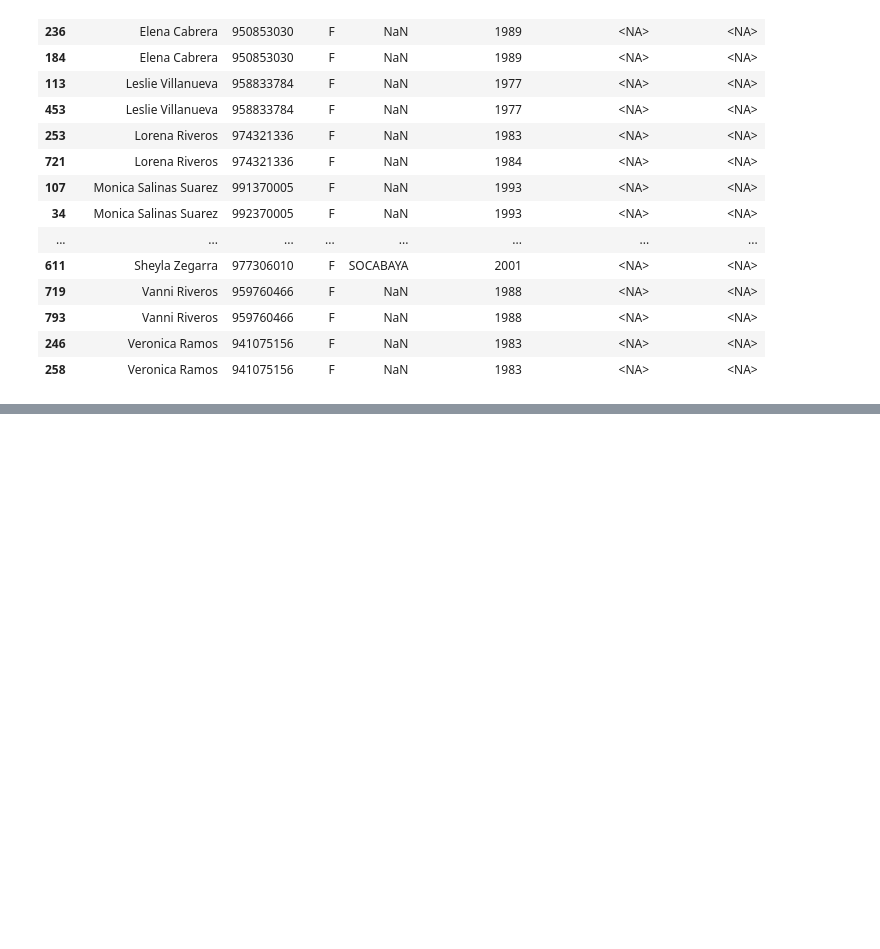
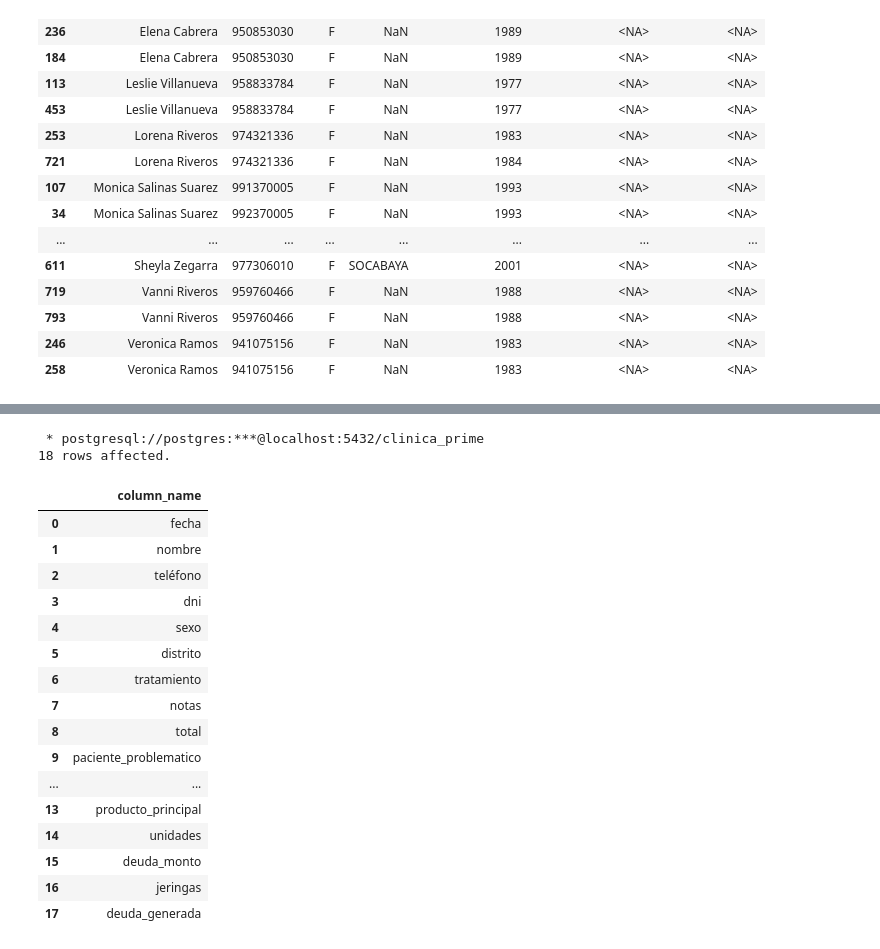
Before and after one commit to MiguelAAR10/clinica-prime-etl-pipeline, a Jupyter notebook: notebooks/etl_v2.ipynb, the cells around one changed output, grey strips where cells are left out. Drawn from its saved outputs; the diff is of its cells as text; code cells hidden in the pictures; blank space fills up the shorter version.

```diff
--- a/notebooks/etl_v2.ipynb
+++ b/notebooks/etl_v2.ipynb
@@ -966,0 +1064,25 @@ df_final.sample(15)
+# %%
+%%sql
+SELECT column_name
+FROM information_schema.columns
+WHERE table_name = 'raw_data'
+# %% [output]
+ * postgresql://postgres:***@localhost:5432/clinica_prime
+18 rows affected.
+|  | column_name |
+| 0 | fecha |
+| 1 | nombre |
+| 2 | teléfono |
+| 3 | dni |
+| 4 | sexo |
+| 5 | distrito |
+| 6 | tratamiento |
+| 7 | notas |
+| 8 | total |
+| 9 | paciente_problematico |
+| ... | ... |
+| 13 | producto_principal |
+| 14 | unidades |
+| 15 | deuda_monto |
+| 16 | jeringas |
+| 17 | deuda_generada |
```
Also changed, not shown: parts of 9 cells of this notebook, 1 other file.
